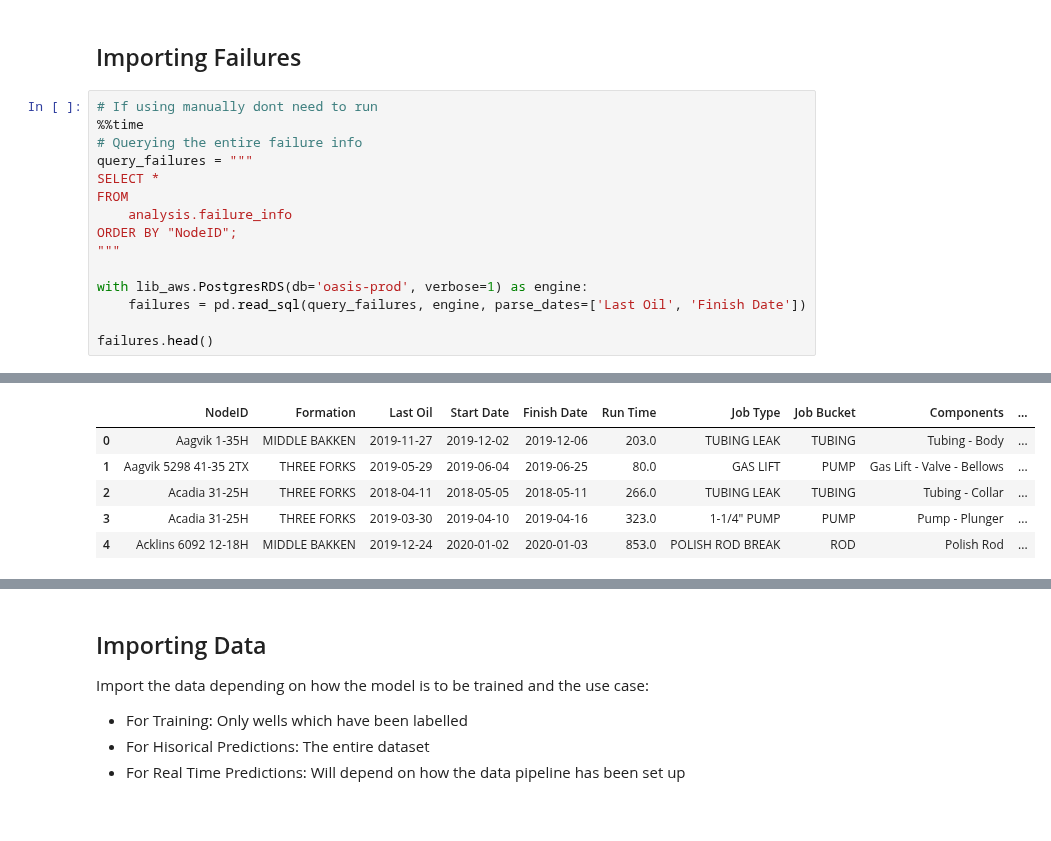
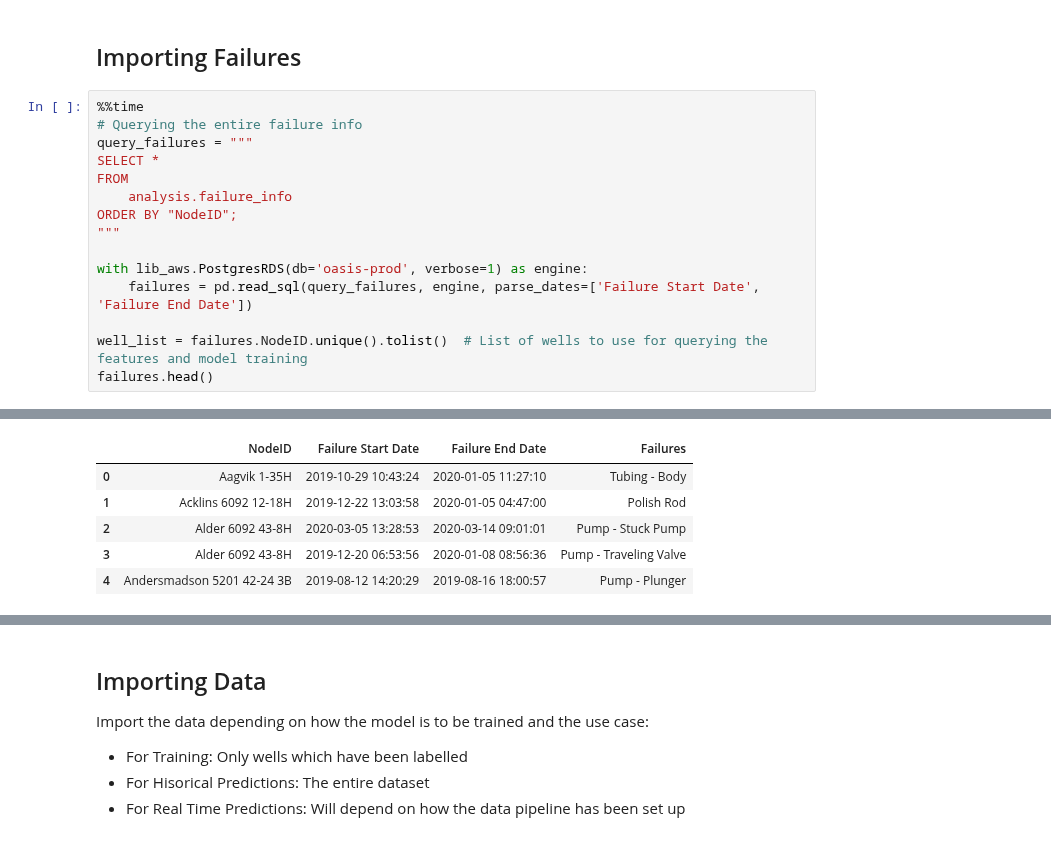
Before and after one commit to Ashitha97/ESP, a Jupyter notebook: Failure Forecasting/Window Forecasting Notebook.ipynb, the cells around one changed output, grey strips where cells are left out. Saved outputs shown, nothing was run; the diff lists cells and outputs as text.

```diff
--- a/Failure Forecasting/Window Forecasting Notebook.ipynb
+++ b/Failure Forecasting/Window Forecasting Notebook.ipynb
@@ -62,7 +62,6 @@ Following steps are performed
 # %% [markdown]
 ## Importing Failures
 # %%
-# If using manually dont need to run
 %%time
 # Querying the entire failure info
 query_failures = """
@@ -73,8 +72,9 @@ ORDER BY "NodeID";
 """
 
 with lib_aws.PostgresRDS(db='oasis-prod', verbose=1) as engine:
-    failures = pd.read_sql(query_failures, engine, parse_dates=['Last Oil', 'Finish Date'])
+    failures = pd.read_sql(query_failures, engine, parse_dates=['Failure Start Date', 'Failure End Date'])
 
+well_list = failures.NodeID.unique().tolist()  # List of wells to use for querying the features and model training
 failures.head()
 # %% [output]
 Connected to oasis-prod DataBase
@@ -83,6 +83,6 @@ Wall time: 16.3 s
-|  | NodeID | Formation | Last Oil | Start Date | Finish Date | Run Time | Job Type | Job Bucket | Components | ... |
-| 0 | Aagvik 1-35H | MIDDLE BAKKEN | 2019-11-27 | 2019-12-02 | 2019-12-06 | 203.0 | TUBING LEAK | TUBING | Tubing - Body | ... |
-| 1 | Aagvik 5298 41-35 2TX | THREE FORKS | 2019-05-29 | 2019-06-04 | 2019-06-25 | 80.0 | GAS LIFT | PUMP | Gas Lift - Valve - Bellows | ... |
-| 2 | Acadia 31-25H | THREE FORKS | 2018-04-11 | 2018-05-05 | 2018-05-11 | 266.0 | TUBING LEAK | TUBING | Tubing - Collar | ... |
-| 3 | Acadia 31-25H | THREE FORKS | 2019-03-30 | 2019-04-10 | 2019-04-16 | 323.0 | 1-1/4" PUMP | PUMP | Pump - Plunger | ... |
-| 4 | Acklins 6092 12-18H | MIDDLE BAKKEN | 2019-12-24 | 2020-01-02 | 2020-01-03 | 853.0 | POLISH ROD BREAK | ROD | Polish Rod | ... |
+|  | NodeID | Failure Start Date | Failure End Date | Failures |
+| 0 | Aagvik 1-35H | 2019-10-29 10:43:24 | 2020-01-05 11:27:10 | Tubing - Body |
+| 1 | Acklins 6092 12-18H | 2019-12-22 13:03:58 | 2020-01-05 04:47:00 | Polish Rod |
+| 2 | Alder 6092 43-8H | 2020-03-05 13:28:53 | 2020-03-14 09:01:01 | Pump - Stuck Pump |
+| 3 | Alder 6092 43-8H | 2019-12-20 06:53:56 | 2020-01-08 08:56:36 | Pump - Traveling Valve |
+| 4 | Andersmadson 5201 42-24 3B | 2019-08-12 14:20:29 | 2019-08-16 18:00:57 | Pump - Plunger |
```
Also changed, not shown: parts of 29 cells of this notebook, 4 other files.
